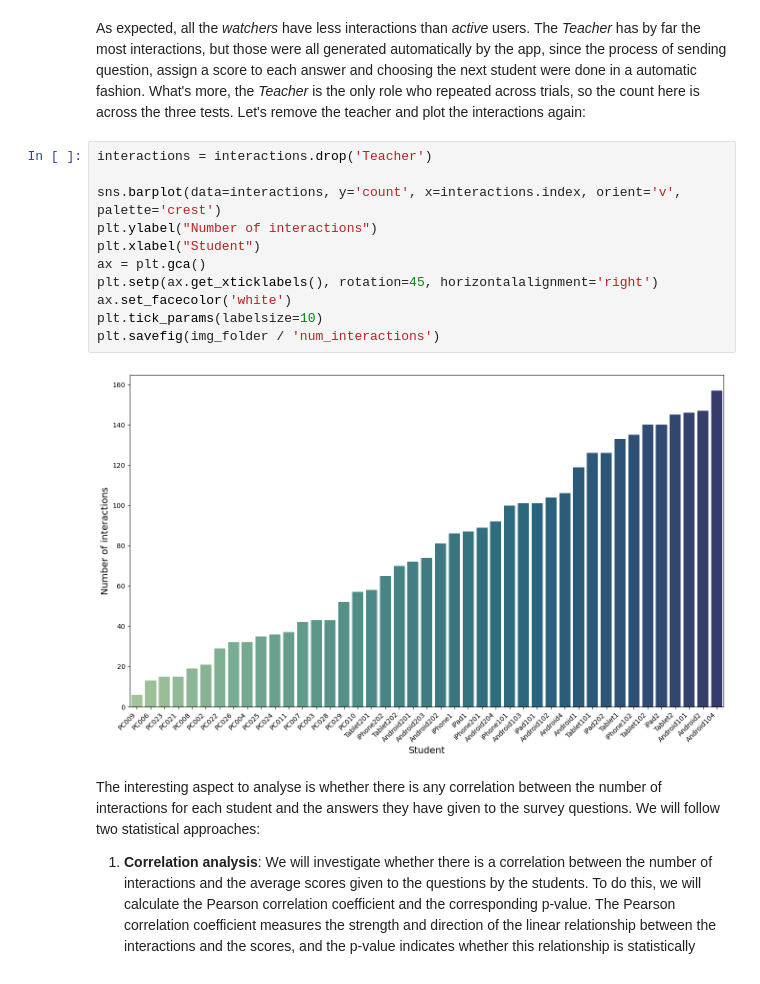
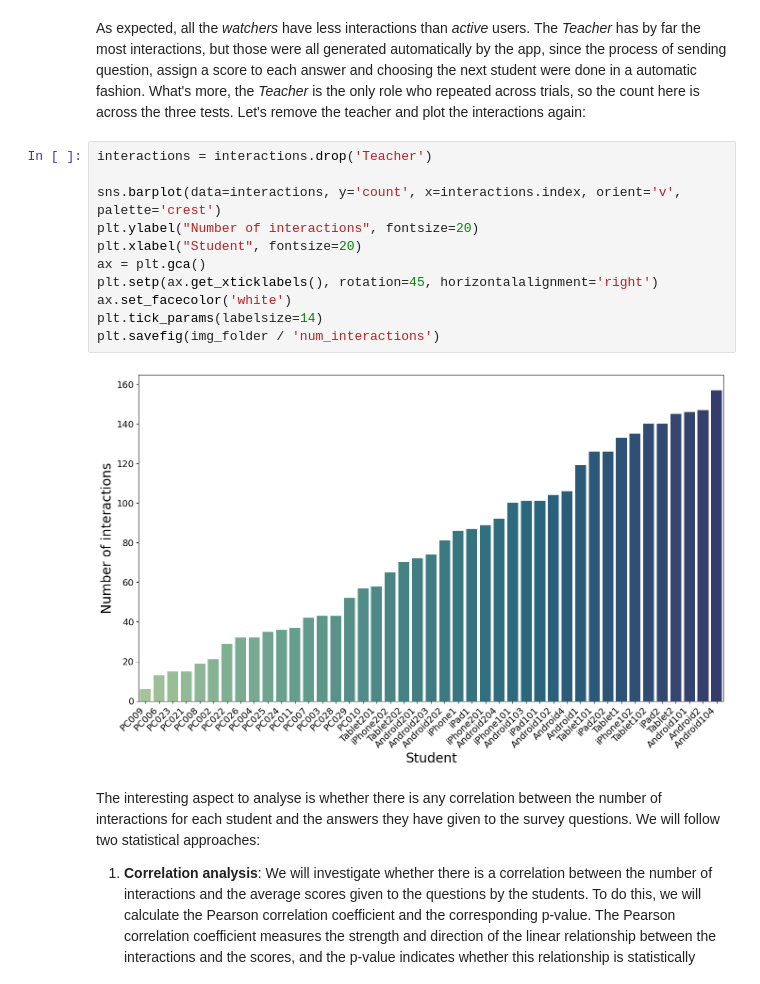
Before and after one commit to Stocastico/Evaluation_paper, a Jupyter notebook: data_analysis/Data_analysis_all.ipynb, the cells around one changed output. Saved outputs shown, nothing was run; the diff lists cells and outputs as text.

```diff
--- a/data_analysis/Data_analysis_all.ipynb
+++ b/data_analysis/Data_analysis_all.ipynb
@@ -528,16 +528,16 @@ As expected, all the *watchers* have less interactions than *active* users. The
 # %%
 interactions = interactions.drop('Teacher')
 
 sns.barplot(data=interactions, y='count', x=interactions.index, orient='v', palette='crest')
-plt.ylabel("Number of interactions")
-plt.xlabel("Student")
+plt.ylabel("Number of interactions", fontsize=20)
+plt.xlabel("Student", fontsize=20)
 ax = plt.gca()
 plt.setp(ax.get_xticklabels(), rotation=45, horizontalalignment='right')
 ax.set_facecolor('white')
-plt.tick_params(labelsize=10)
+plt.tick_params(labelsize=14)
 plt.savefig(img_folder / 'num_interactions')
 # %% [output]
-[figure, old version]
+[figure, new version]
 # %% [markdown]
 The interesting aspect to analyse is whether there is any correlation between the number of interactions for each student and the answers they have given to the survey questions. We will follow two statistical approaches:
 
```
Also changed, not shown: parts of 8 cells of this notebook, 12 other files.
